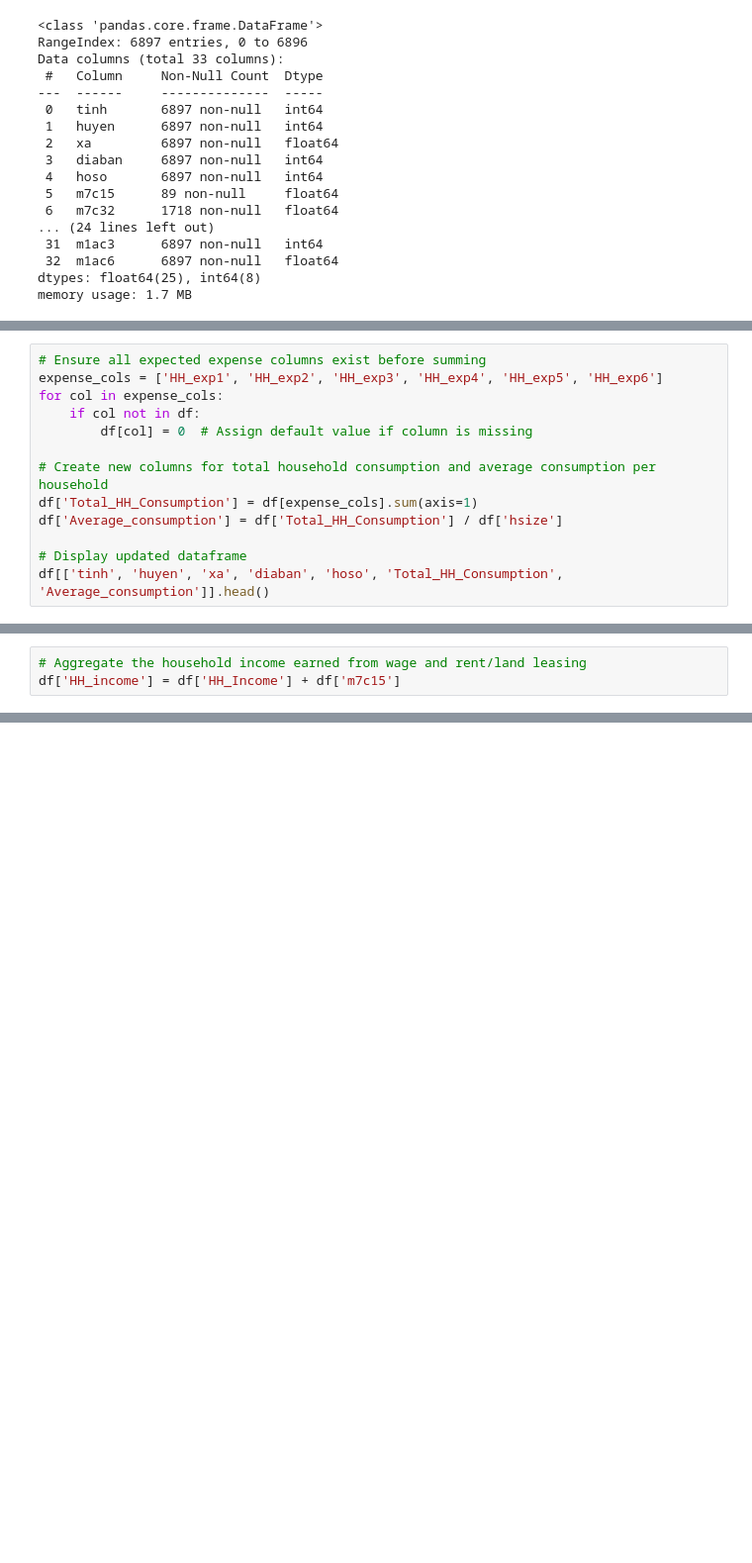
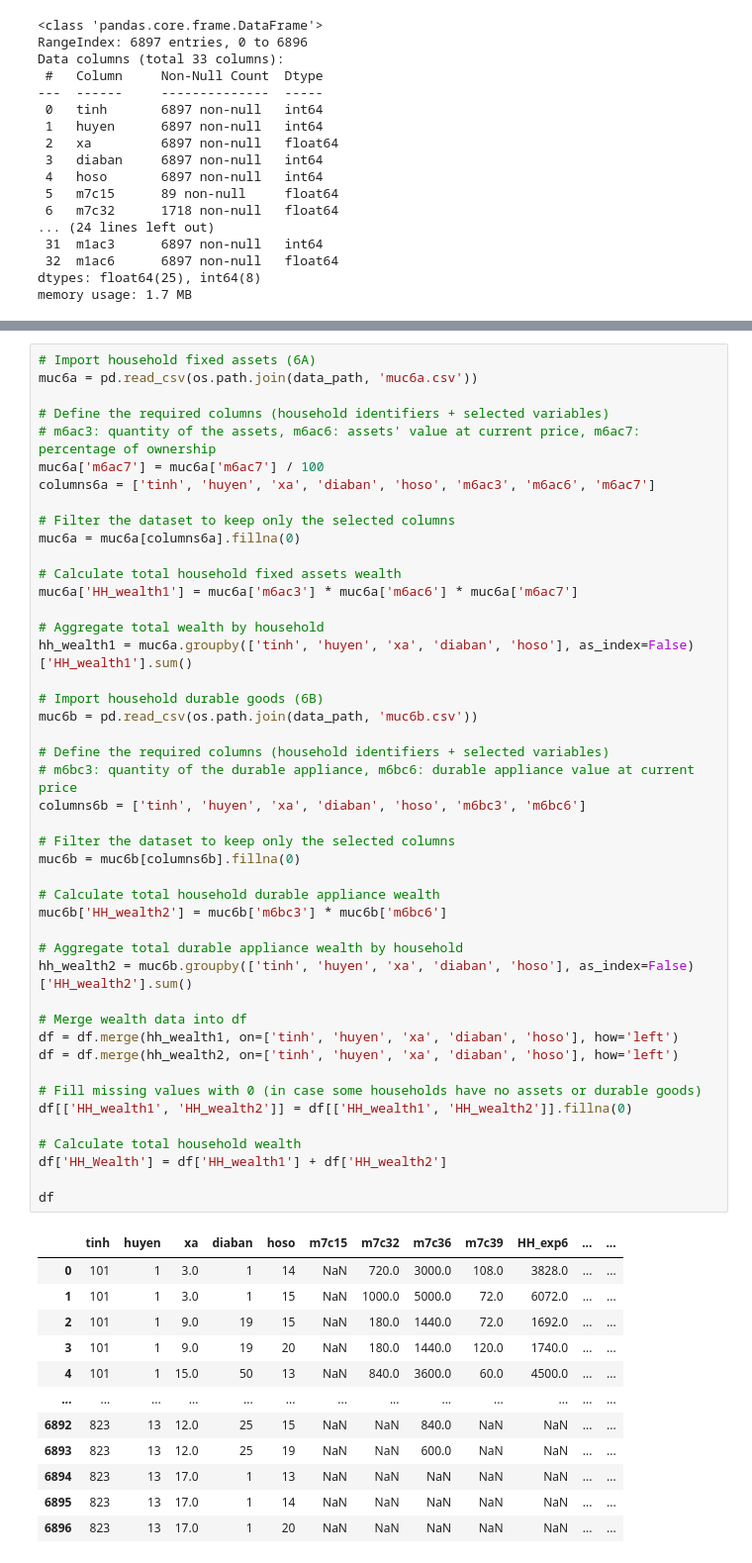
Before and after one commit to Thuan509/Dynamic-Macroeconomics, a Jupyter notebook: PS2_Code/Household Model/data_process.ipynb, the cells around one changed output, grey strips where cells are left out. Shown at 99% size. Cells and saved outputs as stored; diff of their text form; blank space fills up the shorter version.

```diff
--- a/PS2_Code/Household Model/data_process.ipynb
+++ b/PS2_Code/Household Model/data_process.ipynb
@@ -531,13 +442,0 @@ Missing columns: ['HH_Income']
-# %%
-# Ensure all expected expense columns exist before summing
-expense_cols = ['HH_exp1', 'HH_exp2', 'HH_exp3', 'HH_exp4', 'HH_exp5', 'HH_exp6']
-for col in expense_cols:
-    if col not in df:
-        df[col] = 0  # Assign default value if column is missing
-
-# Create new columns for total household consumption and average consumption per household
-df['Total_HH_Consumption'] = df[expense_cols].sum(axis=1)
-df['Average_consumption'] = df['Total_HH_Consumption'] / df['hsize']
-
-# Display updated dataframe
-df[['tinh', 'huyen', 'xa', 'diaban', 'hoso', 'Total_HH_Consumption', 'Average_consumption']].head()
@@ -551,3 +442,0 @@ df[['tinh', 'huyen', 'xa', 'diaban', 'hoso', 'Total_HH_Consumption', 'Average_co
-# %%
-# Aggregate the household income earned from wage and rent/land leasing
-df['HH_income'] = df['HH_Income'] + df['m7c15']
@@ -555,0 +443,58 @@ KeyError: 'HH_Income'
+# %%
+# Import household fixed assets (6A)
+muc6a = pd.read_csv(os.path.join(data_path, 'muc6a.csv'))
+
+# Define the required columns (household identifiers + selected variables)
+# m6ac3: quantity of the assets, m6ac6: assets' value at current price, m6ac7: percentage of ownership
+muc6a['m6ac7'] = muc6a['m6ac7'] / 100
+columns6a = ['tinh', 'huyen', 'xa', 'diaban', 'hoso', 'm6ac3', 'm6ac6', 'm6ac7']
+
+# Filter the dataset to keep only the selected columns
+muc6a = muc6a[columns6a].fillna(0)
+
+# Calculate total household fixed assets wealth
+muc6a['HH_wealth1'] = muc6a['m6ac3'] * muc6a['m6ac6'] * muc6a['m6ac7']
+
+# Aggregate total wealth by household
+hh_wealth1 = muc6a.groupby(['tinh', 'huyen', 'xa', 'diaban', 'hoso'], as_index=False)['HH_wealth1'].sum()
+
+# Import household durable goods (6B)
+muc6b = pd.read_csv(os.path.join(data_path, 'muc6b.csv'))
+
+# Define the required columns (household identifiers + selected variables)
+# m6bc3: quantity of the durable appliance, m6bc6: durable appliance value at current price
+columns6b = ['tinh', 'huyen', 'xa', 'diaban', 'hoso', 'm6bc3', 'm6bc6']
+
+# Filter the dataset to keep only the selected columns
+muc6b = muc6b[columns6b].fillna(0)
+
+# Calculate total household durable appliance wealth
+muc6b['HH_wealth2'] = muc6b['m6bc3'] * muc6b['m6bc6']
+
+# Aggregate total durable appliance wealth by household
+hh_wealth2 = muc6b.groupby(['tinh', 'huyen', 'xa', 'diaban', 'hoso'], as_index=False)['HH_wealth2'].sum()
+
+# Merge wealth data into df
+df = df.merge(hh_wealth1, on=['tinh', 'huyen', 'xa', 'diaban', 'hoso'], how='left')
+df = df.merge(hh_wealth2, on=['tinh', 'huyen', 'xa', 'diaban', 'hoso'], how='left')
+
+# Fill missing values with 0 (in case some households have no assets or durable goods)
+df[['HH_wealth1', 'HH_wealth2']] = df[['HH_wealth1', 'HH_wealth2']].fillna(0)
+
+# Calculate total household wealth
+df['HH_Wealth'] = df['HH_wealth1'] + df['HH_wealth2']
+
+df
+# %% [output]
+|  | tinh | huyen | xa | diaban | hoso | m7c15 | m7c32 | m7c36 | m7c39 | HH_exp6 | ... | ... |
+| 0 | 101 | 1 | 3.0 | 1 | 14 | NaN | 720.0 | 3000.0 | 108.0 | 3828.0 | ... | ... |
+| 1 | 101 | 1 | 3.0 | 1 | 15 | NaN | 1000.0 | 5000.0 | 72.0 | 6072.0 | ... | ... |
+| 2 | 101 | 1 | 9.0 | 19 | 15 | NaN | 180.0 | 1440.0 | 72.0 | 1692.0 | ... | ... |
+| 3 | 101 | 1 | 9.0 | 19 | 20 | NaN | 180.0 | 1440.0 | 120.0 | 1740.0 | ... | ... |
+| 4 | 101 | 1 | 15.0 | 50 | 13 | NaN | 840.0 | 3600.0 | 60.0 | 4500.0 | ... | ... |
+| ... | ... | ... | ... | ... | ... | ... | ... | ... | ... | ... | ... | ... |
+| 6892 | 823 | 13 | 12.0 | 25 | 15 | NaN | NaN | 840.0 | NaN | NaN | ... | ... |
+| 6893 | 823 | 13 | 12.0 | 25 | 19 | NaN | NaN | 600.0 | NaN | NaN | ... | ... |
+| 6894 | 823 | 13 | 17.0 | 1 | 13 | NaN | NaN | NaN | NaN | NaN | ... | ... |
+| 6895 | 823 | 13 | 17.0 | 1 | 14 | NaN | NaN | NaN | NaN | NaN | ... | ... |
+| 6896 | 823 | 13 | 17.0 | 1 | 20 | NaN | NaN | NaN | NaN | NaN | ... | ... |
```
Also changed, not shown: parts of 14 cells of this notebook, 38 other files.
